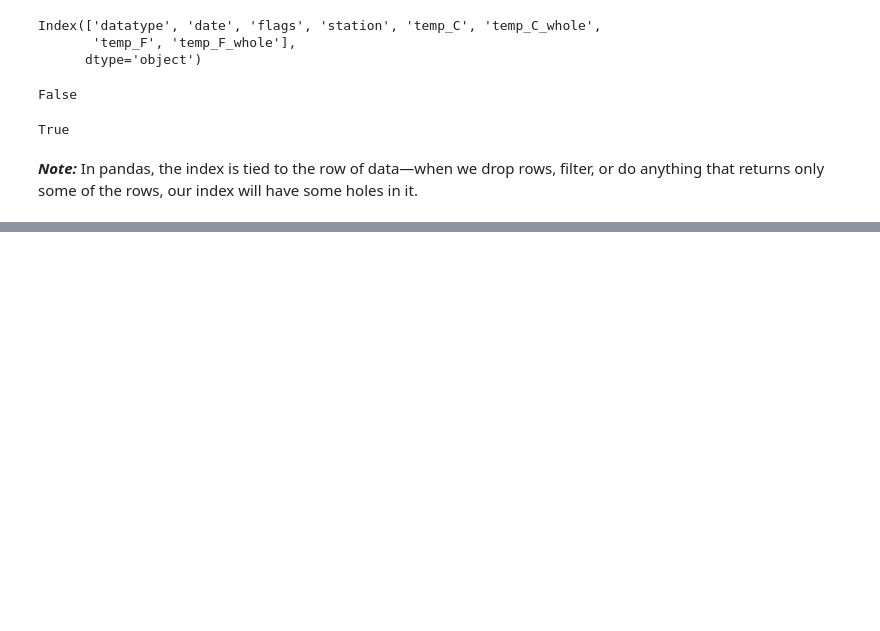
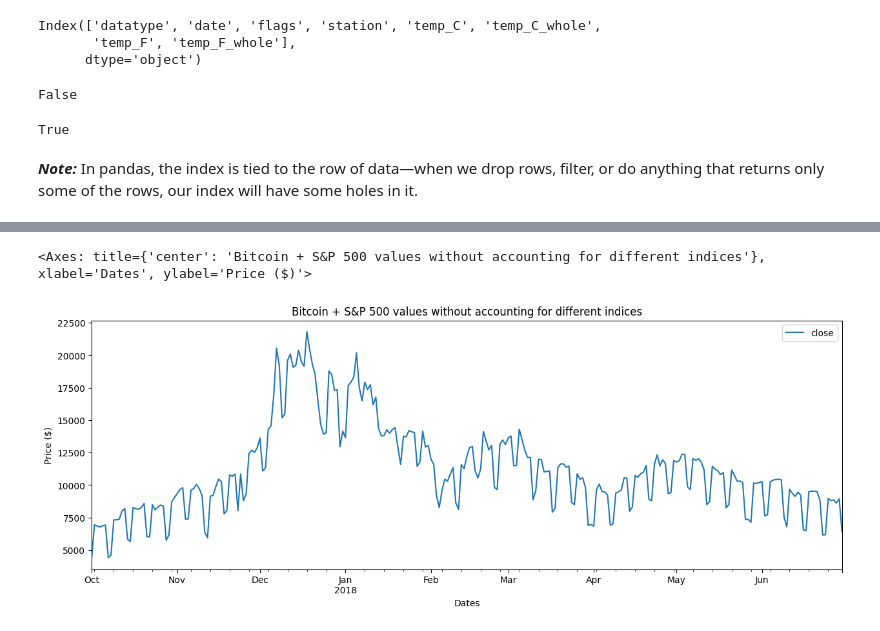
Before and after one commit to OfTheByteQuest/Data-Analytics-Learning-and-Projects, a Jupyter notebook: Chapter-3/Chapter-3.ipynb, the cells around one changed output, grey strips where cells are left out. Cells and saved outputs as stored; diff of their text form; code cells hidden in the pictures; blank space fills up the shorter version.

```diff
--- a/Chapter-3/Chapter-3.ipynb
+++ b/Chapter-3/Chapter-3.ipynb
@@ -798,0 +891,6 @@ True
+# %%
+sp = pd.read_csv(
+    filepath_or_buffer = "/content/Data-Analytics-Learning-and-Projects/Chapter-3/Data/sp500.csv",
+    parse_dates = True,
+    index_col = 'date'
+).drop(columns=['adj_close'])
@@ -798,0 +1084,6 @@ True
+# %%
+bitcoin = pd.read_csv("/content/Data-Analytics-Learning-and-Projects/Chapter-3/Data/bitcoin.csv",
+                      index_col = 'date',
+                      parse_dates = True).drop(
+                          columns = ['market_cap']
+                      )
@@ -798,0 +1112,5 @@ True
+# %%
+portfolio = pd.concat(
+    [sp, bitcoin],
+    sort=False,
+).groupby(pd.Grouper(freq='D')).sum()
@@ -798,0 +1136,13 @@ True
+# %%
+portfolio['2017-Q4':'2018-Q2'].plot(
+    y = 'close',
+    figsize = (15, 5),
+    legend = True,
+    title = 'Bitcoin + S&P 500 values without accounting' \
+            ' for different indices',
+    ylabel = "Price ($)",
+    xlabel = 'Dates'
+)
+# %% [output]
+<Axes: title={'center': 'Bitcoin + S&P 500 values without accounting for different indices'}, xlabel='Dates', ylabel='Price ($)'>
+[figure, added]
```
Also changed, not shown: parts of 38 cells of this notebook.
